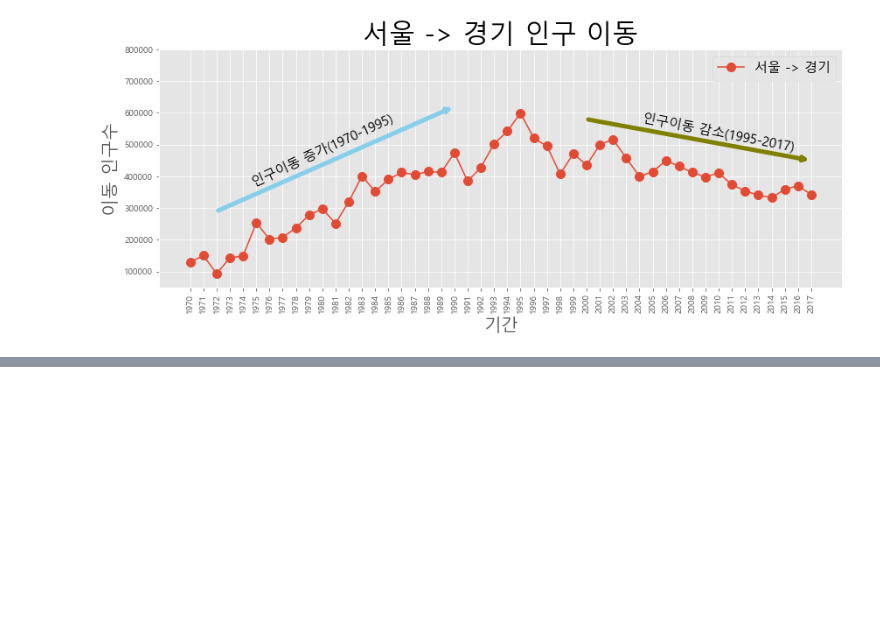
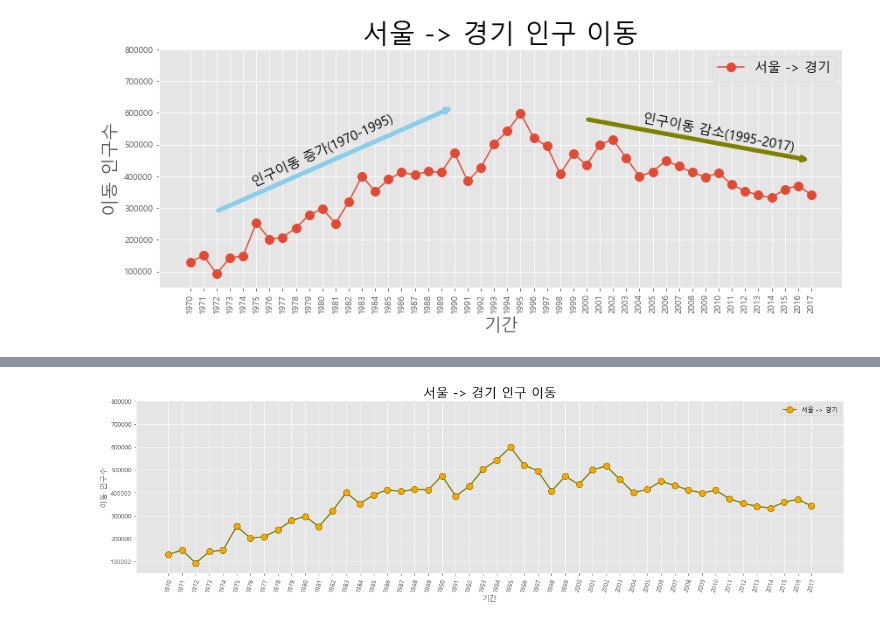
Before and after one commit to dongkyuseo/TIL, a Jupyter notebook: 파이썬머신러닝판다스데이터분석/04_시각화도구.ipynb, the cells around one changed output, grey strips where cells are left out. Cells and saved outputs as stored; diff of their text form; code cells hidden in the pictures; blank space fills up the shorter version.

```diff
--- a/파이썬머신러닝판다스데이터분석/04_시각화도구.ipynb
+++ b/파이썬머신러닝판다스데이터분석/04_시각화도구.ipynb
@@ -243,0 +267,30 @@ plt.show()  # 변경사항 저장하고 그래프 출력
+# %%
+# 그래프 객체 생성 (figure에 1개의 서브 플롯을 생성)
+fig = plt.figure(figsize=(20, 5))
+ax = fig.add_subplot(1, 1, 1)
+
+# axe 객체에 plot 함수로 그래프 출력
+ax.plot(sr_one, marker='o', markerfacecolor='orange', markersize=10,
+        color='olive', linewidth=2, label='서울 -> 경기')
+ax.legend(loc='best')
+
+#y축 범위 지정 (최소값, 최대값)
+ax.set_ylim(50000, 800000)
+
+# 차트 제목 추가
+ax.set_title('서울 -> 경기 인구 이동', size=20)
+
+# 축이름 추가
+ax.set_xlabel('기간', size=12)
+ax.set_ylabel('이동 인구수', size = 12)
+
+# 축 눈금 라벨 지정 및 75도 회전
+ax.set_xticklabels(sr_one.index, rotation=75)
+
+# 축 눈금 라벨 크기
+ax.tick_params(axis="x", labelsize=10)
+ax.tick_params(axis="y", labelsize=10)
+
+plt.show()  # 변경사항 저장하고 그래프 출력
+# %% [output]
+[figure, added]
```
Also changed, not shown: parts of 2 cells of this notebook, 1 other file.
